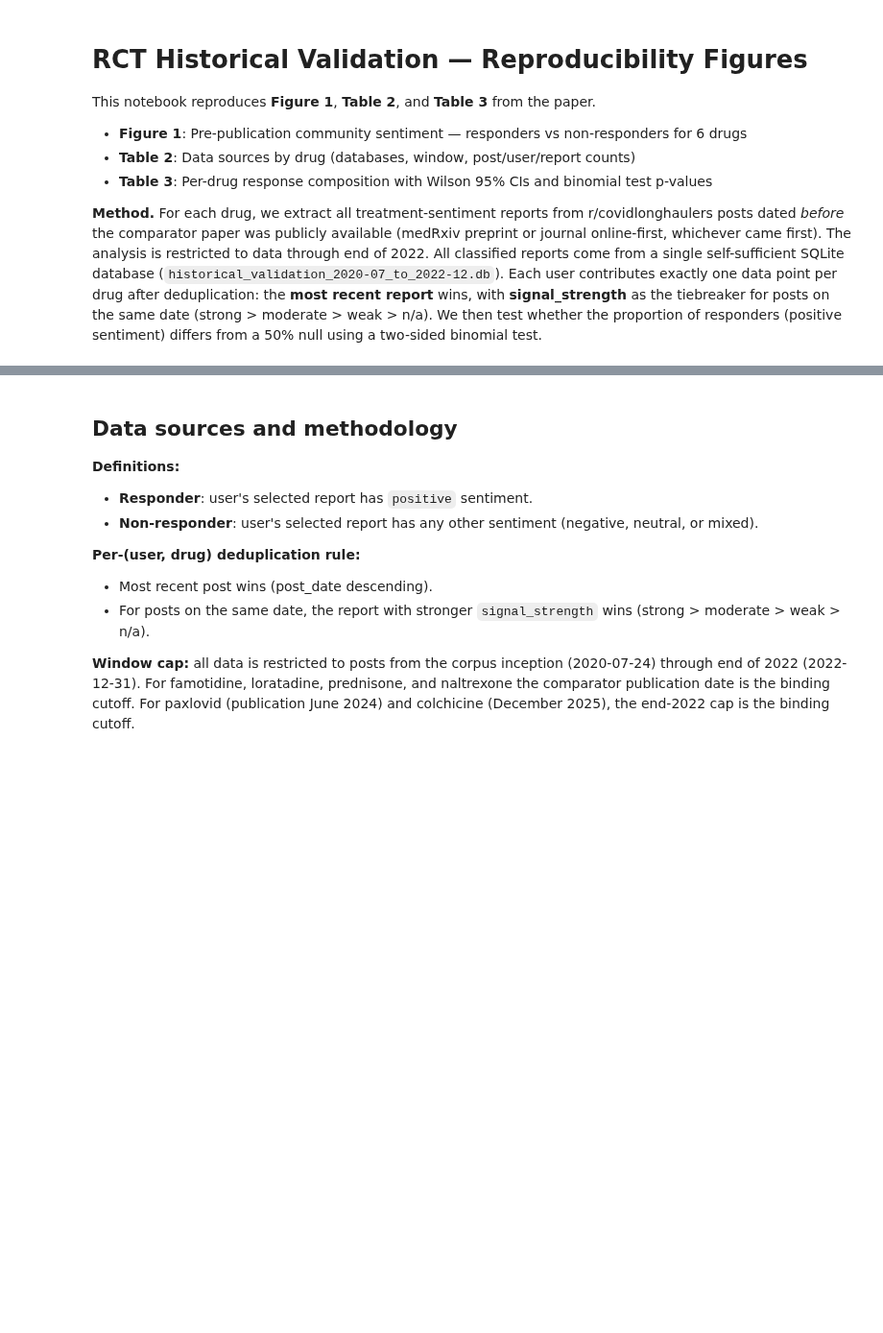
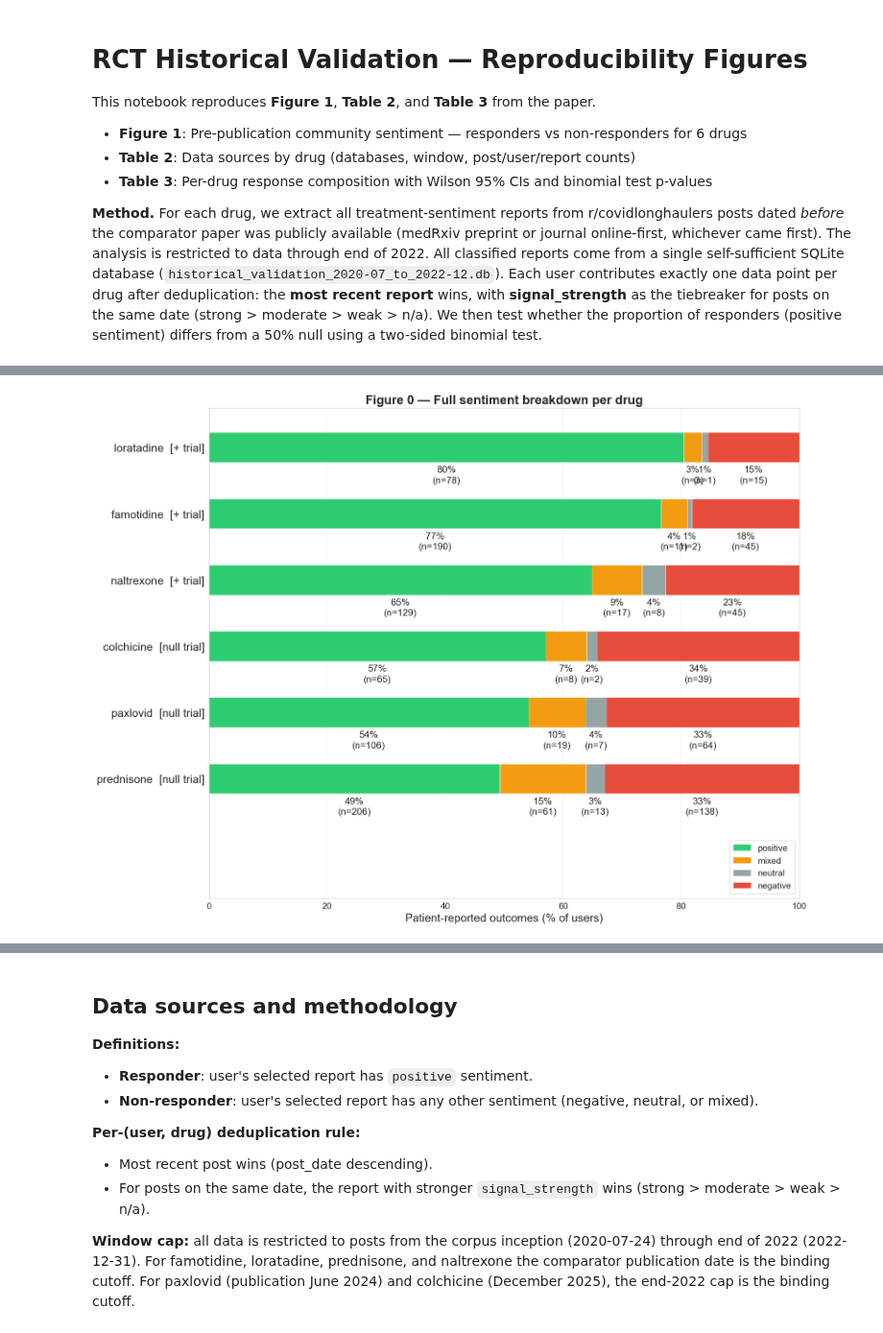
Before and after one commit to Ely-S/PatientPunk, a Jupyter notebook: docs/RCT_historical_validation/output/paper_figures_executed.ipynb, the cells around one changed output, grey strips where cells are left out. Shown at 96% size. Cells and saved outputs as stored; diff of their text form; code cells hidden in the pictures; blank space fills up the shorter version.

```diff
--- a/docs/RCT_historical_validation/output/paper_figures_executed.ipynb
+++ b/docs/RCT_historical_validation/output/paper_figures_executed.ipynb
@@ -271,0 +210,64 @@ plt.show()
+# %%
+
+# ── Figure 0: Stacked horizontal bar of full sentiment breakdown ──
+cats   = ['positive', 'mixed', 'neutral', 'negative']
+colors = ['#2ecc71',  '#f39c12', '#95a5a6', '#e74c3c']
+
+pcts = pd.DataFrame({
+    'drug':     resp_df['drug'],
+    'trial':    resp_df['trial_dir'],
+    'positive': resp_df['pos'] / resp_df['n'] * 100,
+    'mixed':    resp_df['mix'] / resp_df['n'] * 100,
+    'neutral':  resp_df['neu'] / resp_df['n'] * 100,
+    'negative': resp_df['neg'] / resp_df['n'] * 100,
+})
+raw = {'positive': resp_df['pos'].values, 'mixed': resp_df['mix'].values,
+       'neutral':  resp_df['neu'].values, 'negative': resp_df['neg'].values}
+
+BAR_H          = 0.45
+LABEL_Y_OFFSET = BAR_H / 2 + 0.05  # below each bar
+
+fig, ax = plt.subplots(figsize=(16, 12))
+y = np.arange(len(pcts))[::-1]
+
+# Stacked horizontal bars
+left = np.zeros(len(pcts))
+for cat, color in zip(cats, colors):
+    vals = pcts[cat].values
+    ax.barh(y, vals, left=left, height=BAR_H, color=color, label=cat,
+            edgecolor='white', linewidth=0.4)
+    left += vals
+
+# Per-segment labels (% and raw n) below each bar segment
+for row_i, yi in enumerate(y):
+    left_x = 0.0
+    for cat in cats:
+        pct = pcts[cat].values[row_i]
+        n   = raw[cat][row_i]
+        cx  = left_x + pct / 2
+        if pct > 0:
+            ax.text(cx, yi - LABEL_Y_OFFSET, f"{pct:.0f}%\n(n={n})",
+                    ha='center', va='top', fontsize=15, color='#222',
+                    linespacing=1.3)
+        left_x += pct
+
+# Y labels: drug + trial-direction tag
+ax.set_yticks(y)
+ax.set_yticklabels(
+    [f"{r['drug']}  [{'+ trial' if r['trial'] == '+' else 'null trial'}]"
+     for _, r in pcts.iterrows()],
+    fontsize=18,
+)
+ax.set_xlabel('Patient-reported outcomes (% of users)', fontsize=18)
+ax.set_xlim(0, 100)
+ax.set_ylim(y.min() - 1.8, y.max() + 0.6)
+ax.set_title('Figure 0 — Full sentiment breakdown per drug',
+             fontsize=20, fontweight='bold')
+ax.legend(loc='lower right', fontsize=14)
+ax.tick_params(axis='x', labelsize=14)
+ax.grid(axis='x', alpha=0.3)
+plt.tight_layout()
+plt.savefig('figure0.png', dpi=150, bbox_inches='tight')
+plt.show()
+# %% [output]
+[figure, added]
```
Also changed, not shown: parts of 4 cells of this notebook, 5 other files.
